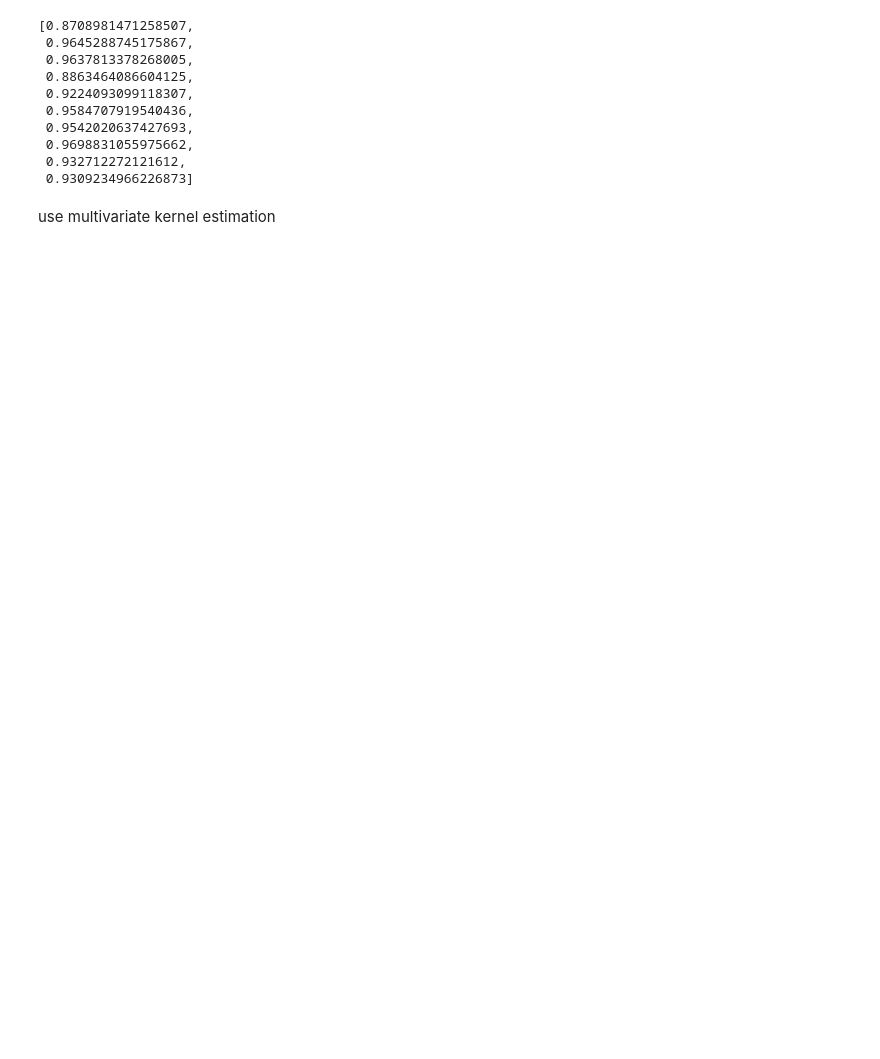
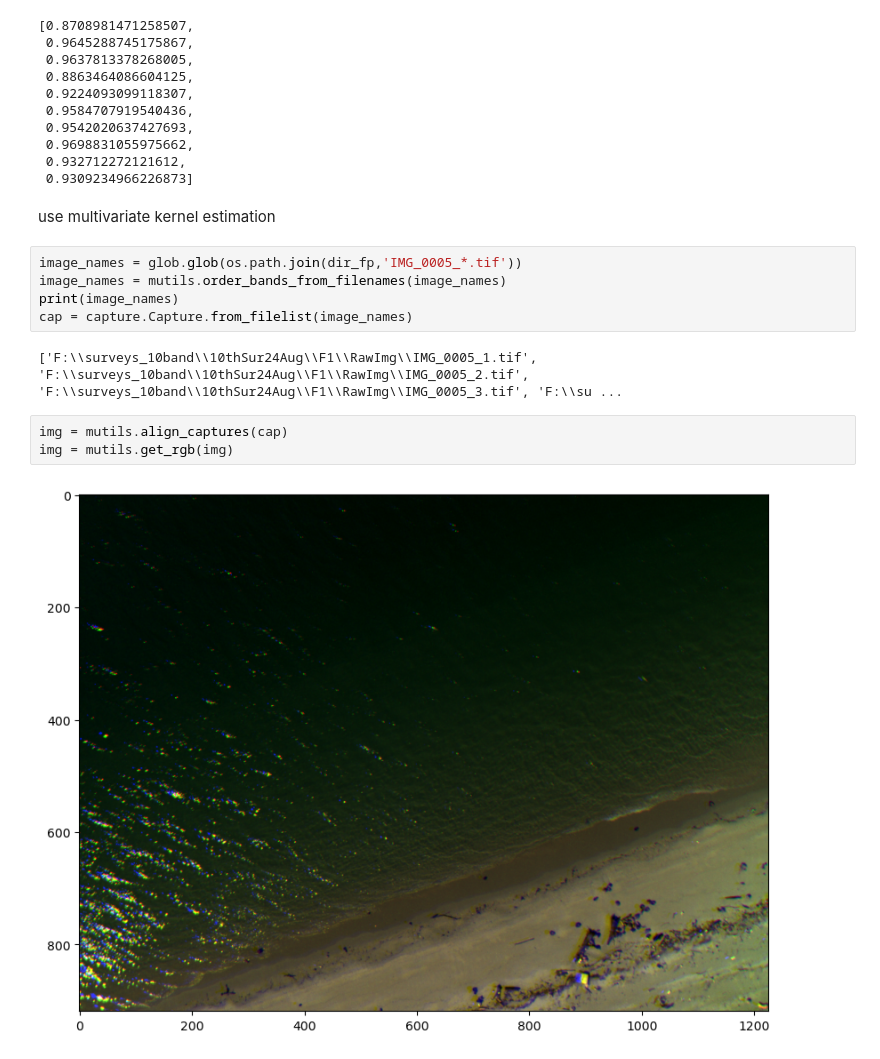
Before and after one commit to pakhuiying/sunglint_correction, a Jupyter notebook: radiometric_correction.ipynb, the cells around one changed output. Saved outputs shown, nothing was run; the diff lists cells and outputs as text; blank space fills up the shorter version.

```diff
--- a/radiometric_correction.ipynb
+++ b/radiometric_correction.ipynb
@@ -253,3 +210,15 @@ cf
  0.9309234966226873]
 # %% [markdown]
 use multivariate kernel estimation
+# %%
+image_names = glob.glob(os.path.join(dir_fp,'IMG_0005_*.tif'))
+image_names = mutils.order_bands_from_filenames(image_names)
+print(image_names)
+cap = capture.Capture.from_filelist(image_names)
+# %% [output]
+['F:\\surveys_10band\\10thSur24Aug\\F1\\RawImg\\IMG_0005_1.tif', 'F:\\surveys_10band\\10thSur24Aug\\F1\\RawImg\\IMG_0005_2.tif', 'F:\\surveys_10band\\10thSur24Aug\\F1\\RawImg\\IMG_0005_3.tif', 'F:\\su ...
+# %%
+img = mutils.align_captures(cap)
+img = mutils.get_rgb(img)
+# %% [output]
+[figure, added]
```
Also changed, not shown: parts of 8 cells of this notebook, 6 other files.
